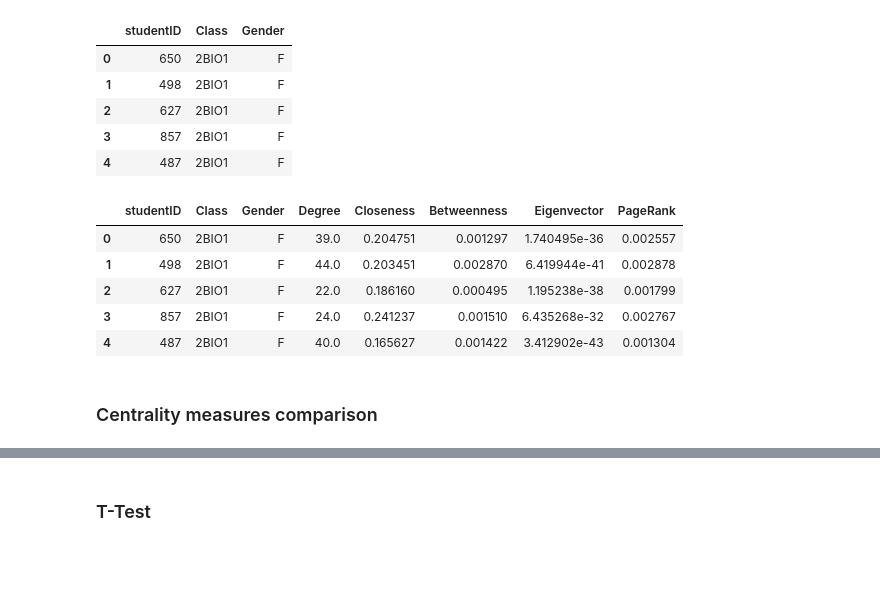
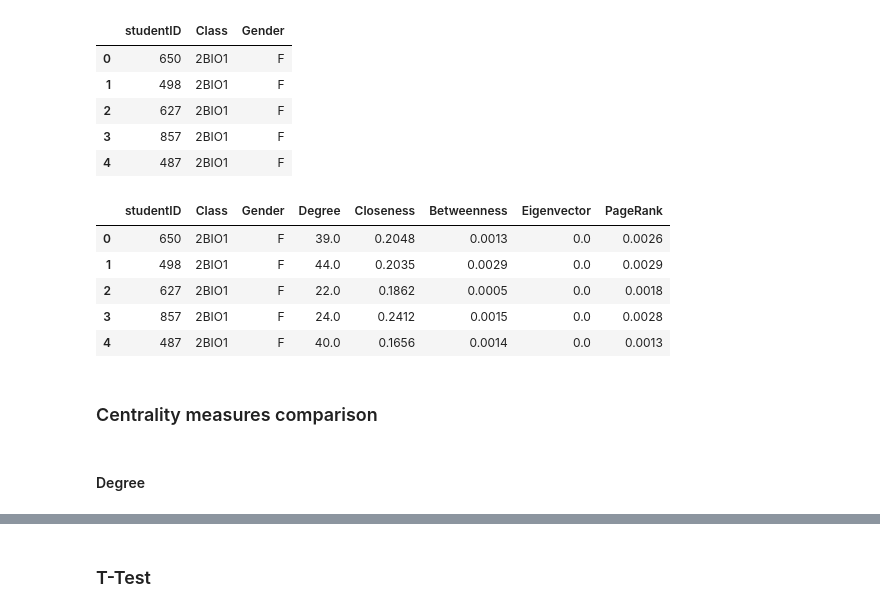
Before and after one commit to dsimband/DATA620_Group3, a Jupyter notebook: Week5_Project1/Week5_Project1_Centrality_Measures.ipynb, the cells around one changed output, grey strips where cells are left out. Saved outputs shown, nothing was run; the diff lists cells and outputs as text; code cells hidden in the pictures; blank space fills up the shorter version.

```diff
--- a/Week5_Project1/Week5_Project1_Centrality_Measures.ipynb
+++ b/Week5_Project1/Week5_Project1_Centrality_Measures.ipynb
@@ -71,7 +73,7 @@ a_dict = dict(zip_iter)
 g = nx.from_pandas_edgelist(weighted_data,
                             source='StudentID1',
                             target='StudentID2',
-                            create_using = nx.MultiDiGraph(),
+                            create_using = nx.DiGraph(),
                             edge_attr = ["Contacts", "weight"]
                            )
 # %%
@@ -170,7 +157,7 @@ g1 = nx.DiGraph(g)
 # %% [markdown]
 ### Eigenvector Centrality
 # %%
-e = nx.eigenvector_centrality(g1, max_iter=1000)
+e = nx.eigenvector_centrality(g, max_iter=1000)
 es = dict(sorted(e.items(), key=lambda item: item[1],reverse=True)[:10])
 es
 # %% [output]
@@ -187,7 +174,7 @@ es
 # %%
 # page rank centrality
 # %%
-pr=nx.pagerank(g1)
+pr=nx.pagerank(g)
 prs = dict(sorted(pr.items(), key=lambda item: item[1],reverse=True)[:10])
 prs
 # %% [output]
@@ -225,16 +203,18 @@ df.head(5)
 # %%
 df['Degree'] = df['studentID'].map(dict(deg))
 df['Closeness'] = df['studentID'].map(dict(c))
 df['Betweenness'] = df['studentID'].map(dict(b))
 df['Eigenvector'] = df['studentID'].map(dict(e))
 df['PageRank'] = df['studentID'].map(dict(pr))
-df.head()
+df.head().round(decimals=4)
 # %% [output]
 |  | studentID | Class | Gender | Degree | Closeness | Betweenness | Eigenvector | PageRank |
-| 0 | 650 | 2BIO1 | F | 39.0 | 0.204751 | 0.001297 | 1.740495e-36 | 0.002557 |
-| 1 | 498 | 2BIO1 | F | 44.0 | 0.203451 | 0.002870 | 6.419944e-41 | 0.002878 |
-| 2 | 627 | 2BIO1 | F | 22.0 | 0.186160 | 0.000495 | 1.195238e-38 | 0.001799 |
-| 3 | 857 | 2BIO1 | F | 24.0 | 0.241237 | 0.001510 | 6.435268e-32 | 0.002767 |
-| 4 | 487 | 2BIO1 | F | 40.0 | 0.165627 | 0.001422 | 3.412902e-43 | 0.001304 |
+| 0 | 650 | 2BIO1 | F | 39.0 | 0.2048 | 0.0013 | 0.0 | 0.0026 |
+| 1 | 498 | 2BIO1 | F | 44.0 | 0.2035 | 0.0029 | 0.0 | 0.0029 |
+| 2 | 627 | 2BIO1 | F | 22.0 | 0.1862 | 0.0005 | 0.0 | 0.0018 |
+| 3 | 857 | 2BIO1 | F | 24.0 | 0.2412 | 0.0015 | 0.0 | 0.0028 |
+| 4 | 487 | 2BIO1 | F | 40.0 | 0.1656 | 0.0014 | 0.0 | 0.0013 |
 # %% [markdown]
 ### Centrality measures comparison
+# %% [markdown]
+#### Degree
```
Also changed, not shown: parts of 33 cells of this notebook.
